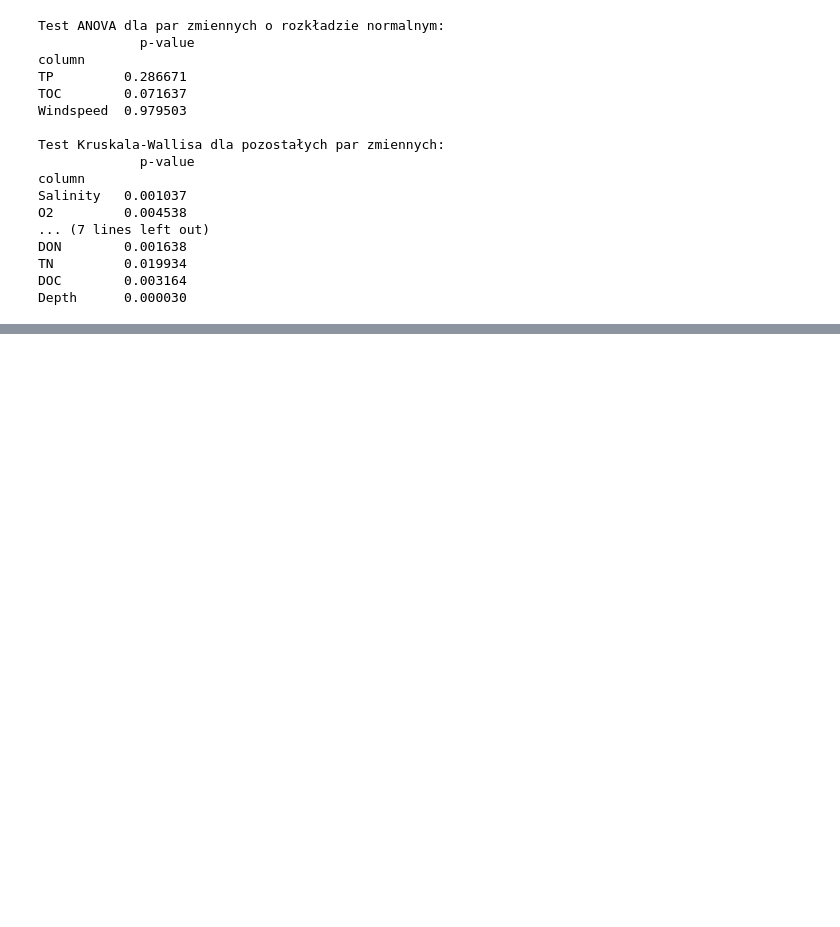
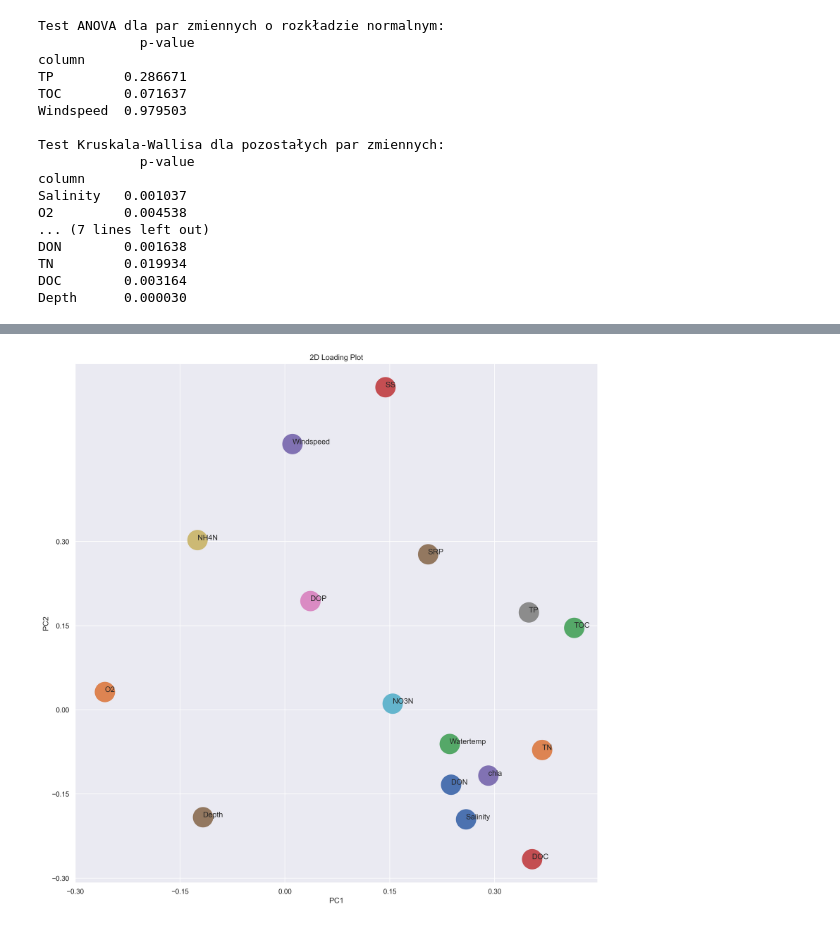
Before and after one commit to 5362396/Statistics-Algebra, a Jupyter notebook: Project/project_AS.ipynb, the cells around one changed output, grey strips where cells are left out. Saved outputs shown, nothing was run; the diff lists cells and outputs as text; code cells hidden in the pictures; blank space fills up the shorter version.

```diff
--- a/Project/project_AS.ipynb
+++ b/Project/project_AS.ipynb
@@ -172,0 +470,12 @@ Depth      0.000030
+# %%
+loadings = pca.components_
+n_features = pca.n_features_in_
+feature_names = list(east_data.columns)
+
+pc_list = [f'PC{i}' for i in list(range(1, n_features - 1))]
+pc_loadings = dict(zip(pc_list, loadings))
+
+loadings_df = pd.DataFrame.from_dict(pc_loadings)
+loadings_df['feature_names'] = feature_names
+loadings_df = loadings_df.set_index('feature_names')
+loadings_df
@@ -172,0 +501,20 @@ Depth      0.000030
+# %%
+plt.figure(figsize=(15, 15), dpi=300)
+
+xs = loadings[0]
+ys = loadings[1]
+
+for i, varnames in enumerate(feature_names):
+    plt.scatter(xs[i], ys[i], s=1000)
+    plt.text(xs[i], ys[i], varnames)
+
+xticks = np.linspace(-0.3, 0.3, num=5)
+yticks = np.linspace(-0.3, 0.3, num=5)
+plt.xticks(xticks)
+plt.yticks(yticks)
+plt.xlabel('PC1')
+plt.ylabel('PC2')
+plt.title('2D Loading Plot')
+plt.show()
+# %% [output]
+[figure, added]
```
Also changed, not shown: parts of 52 cells of this notebook.
